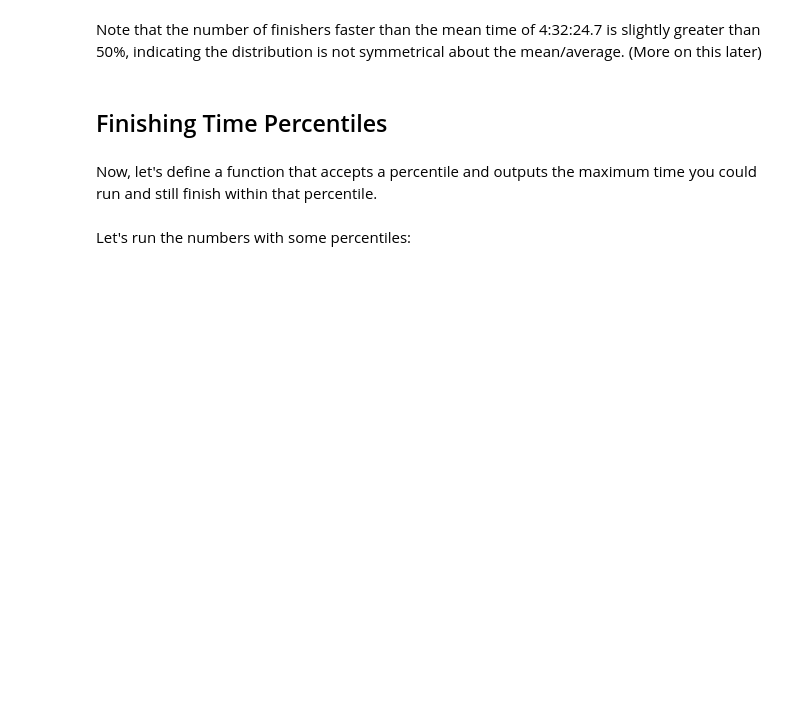
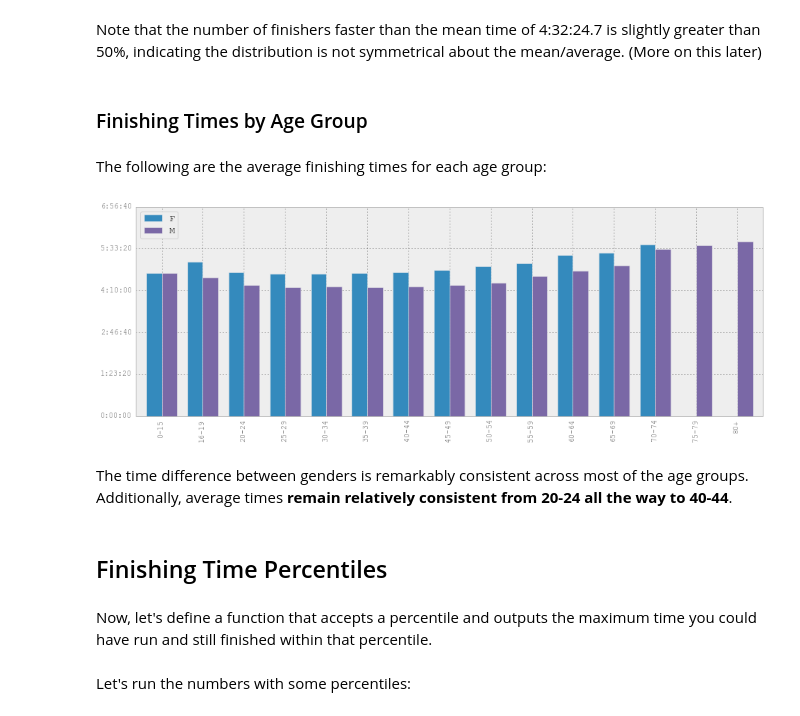
Before and after one commit to pchng/cm2013, a Jupyter notebook: 2013 Chicago Marathon Analysis.ipynb, the cells around one changed output. Cells and saved outputs as stored; diff of their text form; code cells hidden in the pictures; blank space fills up the shorter version.

```diff
--- a/2013 Chicago Marathon Analysis.ipynb
+++ b/2013 Chicago Marathon Analysis.ipynb
@@ -142,8 +140,21 @@ seconds_to_timestring(results[results.gender == 'W'].finish_seconds.mean())
 '53.74%'
 # %% [markdown]
 Note that the number of finishers faster than the mean time of 4:32:24.7 is slightly greater than 50%, indicating the distribution is not symmetrical about the mean/average. (More on this later)
+# %% [markdown]
+### Finishing Times by Age Group
+# %% [markdown]
+The following are the average finishing times for each age group:
+# %%
+avg_finish_time_groups = results.groupby(['gender', 'division']).finish_seconds.mean()
+avg_finish_time_groups = pd.DataFrame({'M': avg_finish_time_groups['M'], 'F': avg_finish_time_groups['W']})
+ax = avg_finish_time_groups.plot(kind='bar')
+ax.yaxis.set_major_formatter(matplotlib.ticker.FuncFormatter(time_ticks))
+# %% [output]
+[figure, added]
+# %% [markdown]
+The time difference between genders is remarkably consistent across most of the age groups.  Additionally, average times **remain relatively consistent from 20-24 all the way to 40-44**.
 # %% [markdown]
 ## Finishing Time Percentiles
 # %% [markdown]
-Now, let's define a function that accepts a percentile and outputs the maximum time you could run and still finish within that percentile.
+Now, let's define a function that accepts a percentile and outputs the maximum time you could have run and still finished within that percentile.
 # %%
```
Also changed, not shown: parts of 15 cells of this notebook.
